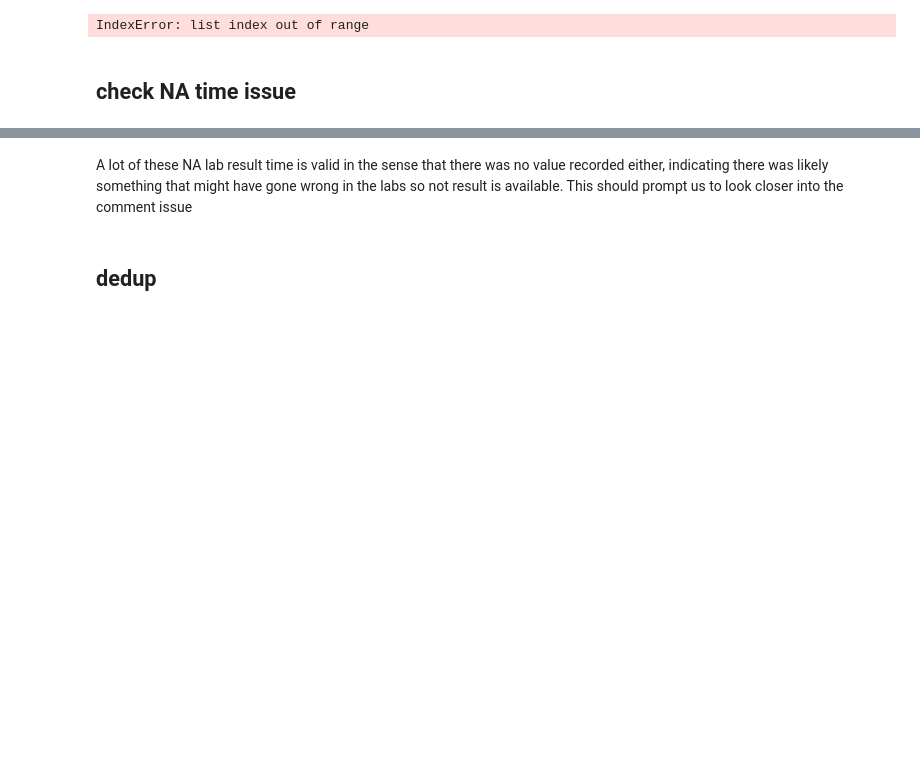
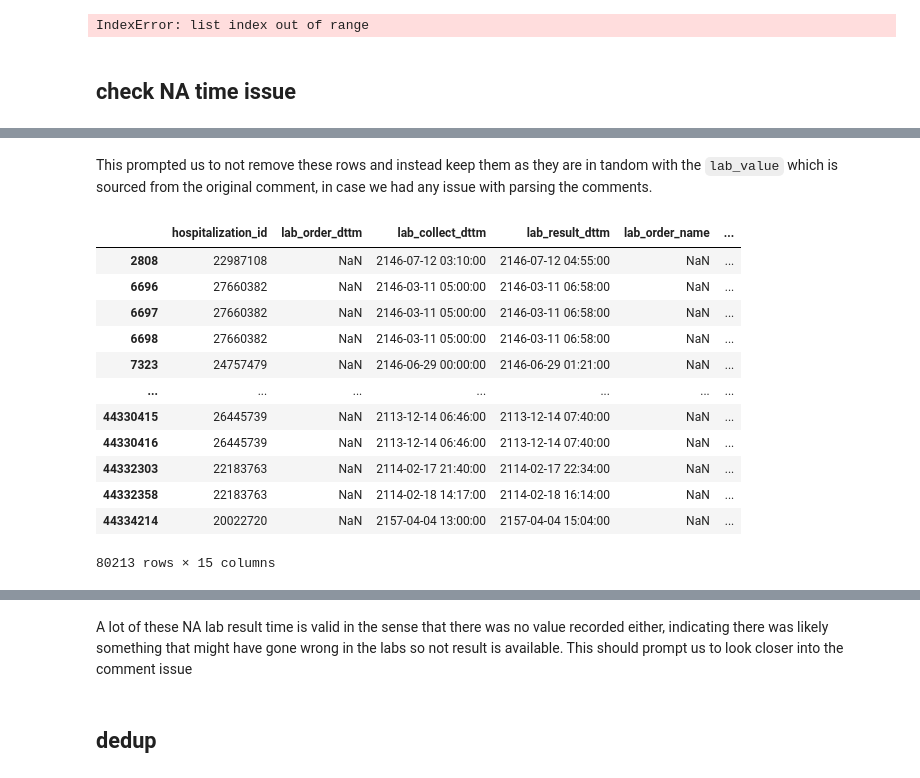
Before and after one commit to oldsandiaz/mimicclif, a Jupyter notebook: notebooks/labs_dev.ipynb, the cells around one changed output, grey strips where cells are left out. Saved outputs shown, nothing was run; the diff lists cells and outputs as text; code cells hidden in the pictures; blank space fills up the shorter version.

```diff
--- a/notebooks/labs_dev.ipynb
+++ b/notebooks/labs_dev.ipynb
@@ -111,0 +109,4 @@ columns_recast.head()
+# %%
+ce_labs_renamed_reordered: pd.DataFrame = results['ce_labs_renamed_reordered']
+le_labs_renamed_reordered: pd.DataFrame = results['le_labs_renamed_reordered']
+columns_recast: pd.DataFrame = results['columns_recast']
@@ -111,0 +130,13 @@ columns_recast.head()
+# %%
+# check that the issues are with labevents table
+mask = le_labs_renamed_reordered["lab_value_numeric"].isna()
+print(f"{mask.sum()} ({mask.mean()*100:.1f}%) rows have NaN for `lab_value_numeric` in 'le_labs_renamed_reordered'")
+na_lab_value_numeric = le_labs_renamed_reordered[mask]
+
+mask = le_labs_renamed_reordered["lab_collect_dttm"].isna()
+print(f"{mask.sum()} ({mask.mean()*100:.1f}%) rows have NaN for `lab_collect_dttm` in 'le_labs_renamed_reordered'")
+
+mask = le_labs_renamed_reordered["lab_result_dttm"].isna()
+print(f"{mask.sum()} ({mask.mean()*100:.1f}%) rows have NaN for `lab_result_dttm` in 'le_labs_renamed_reordered'")
+na_result_dttm = le_labs_renamed_reordered[mask]
+na_result_dttm.head()
@@ -111,0 +153,18 @@ columns_recast.head()
+# %% [markdown]
+This prompted us to not remove these rows and instead keep them as they are in tandom with the `lab_value` which is sourced from the original comment, in case we had any issue with parsing the comments.
+# %%
+na_lab_value_numeric
+# %% [output]
+|  | hospitalization_id | lab_order_dttm | lab_collect_dttm | lab_result_dttm | lab_order_name | ... |
+| 2808 | 22987108 | NaN | 2146-07-12 03:10:00 | 2146-07-12 04:55:00 | NaN | ... |
+| 6696 | 27660382 | NaN | 2146-03-11 05:00:00 | 2146-03-11 06:58:00 | NaN | ... |
+| 6697 | 27660382 | NaN | 2146-03-11 05:00:00 | 2146-03-11 06:58:00 | NaN | ... |
+| 6698 | 27660382 | NaN | 2146-03-11 05:00:00 | 2146-03-11 06:58:00 | NaN | ... |
+| 7323 | 24757479 | NaN | 2146-06-29 00:00:00 | 2146-06-29 01:21:00 | NaN | ... |
+| ... | ... | ... | ... | ... | ... | ... |
+| 44330415 | 26445739 | NaN | 2113-12-14 06:46:00 | 2113-12-14 07:40:00 | NaN | ... |
+| 44330416 | 26445739 | NaN | 2113-12-14 06:46:00 | 2113-12-14 07:40:00 | NaN | ... |
+| 44332303 | 22183763 | NaN | 2114-02-17 21:40:00 | 2114-02-17 22:34:00 | NaN | ... |
+| 44332358 | 22183763 | NaN | 2114-02-18 14:17:00 | 2114-02-18 16:14:00 | NaN | ... |
+| 44334214 | 20022720 | NaN | 2157-04-04 13:00:00 | 2157-04-04 15:04:00 | NaN | ... |
+80213 rows × 15 columns
```
Also changed, not shown: parts of 17 cells of this notebook, 1 other file.
